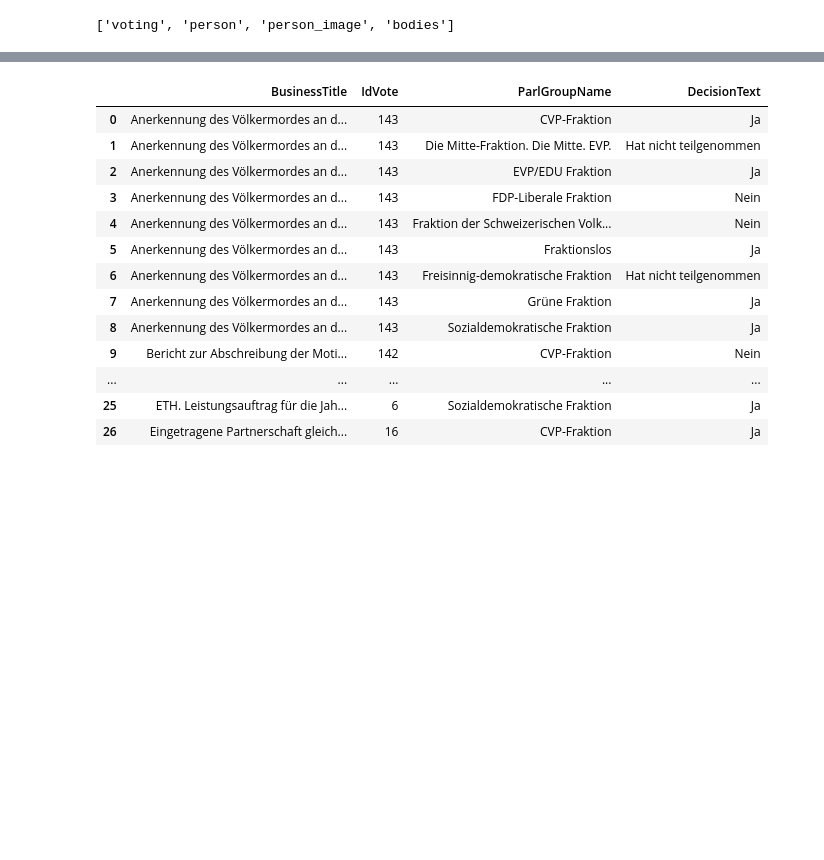
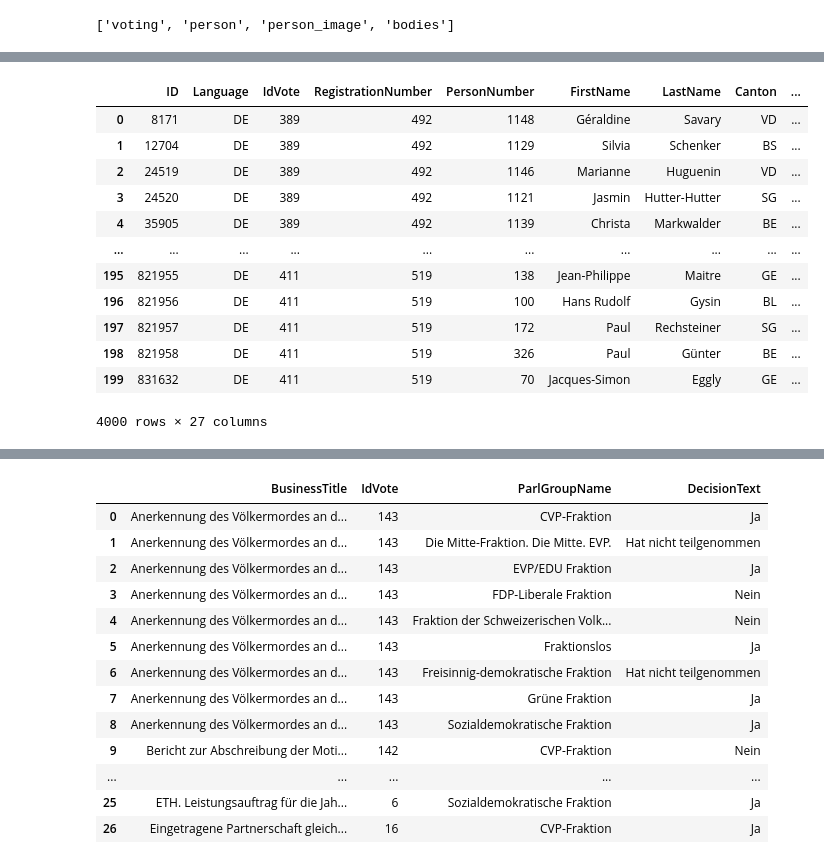
Before and after one commit to hannah22700/DENG, a Jupyter notebook: testing.ipynb, the cells around one changed output, grey strips where cells are left out. Saved outputs shown, nothing was run; the diff lists cells and outputs as text; code cells hidden in the pictures; blank space fills up the shorter version.

```diff
--- a/testing.ipynb
+++ b/testing.ipynb
@@ -155,3 +153,19 @@ party_summary
+# %%
+df_vot
+# %% [output]
+|  | ID | Language | IdVote | RegistrationNumber | PersonNumber | FirstName | LastName | Canton | ... |
+| 0 | 8171 | DE | 389 | 492 | 1148 | Géraldine | Savary | VD | ... |
+| 1 | 12704 | DE | 389 | 492 | 1129 | Silvia | Schenker | BS | ... |
+| 2 | 24519 | DE | 389 | 492 | 1146 | Marianne | Huguenin | VD | ... |
+| 3 | 24520 | DE | 389 | 492 | 1121 | Jasmin | Hutter-Hutter | SG | ... |
+| 4 | 35905 | DE | 389 | 492 | 1139 | Christa | Markwalder | BE | ... |
+| ... | ... | ... | ... | ... | ... | ... | ... | ... | ... |
+| 195 | 821955 | DE | 411 | 519 | 138 | Jean-Philippe | Maitre | GE | ... |
+| 196 | 821956 | DE | 411 | 519 | 100 | Hans Rudolf | Gysin | BL | ... |
+| 197 | 821957 | DE | 411 | 519 | 172 | Paul | Rechsteiner | SG | ... |
+| 198 | 821958 | DE | 411 | 519 | 326 | Paul | Günter | BE | ... |
+| 199 | 831632 | DE | 411 | 519 | 70 | Jacques-Simon | Eggly | GE | ... |
+4000 rows × 27 columns
 # %%
 pd.crosstab(df_voting["ID"],df_voting["MeaningNo"])
 # %%
```
Also changed, not shown: parts of 5 cells of this notebook, 2 other files.
